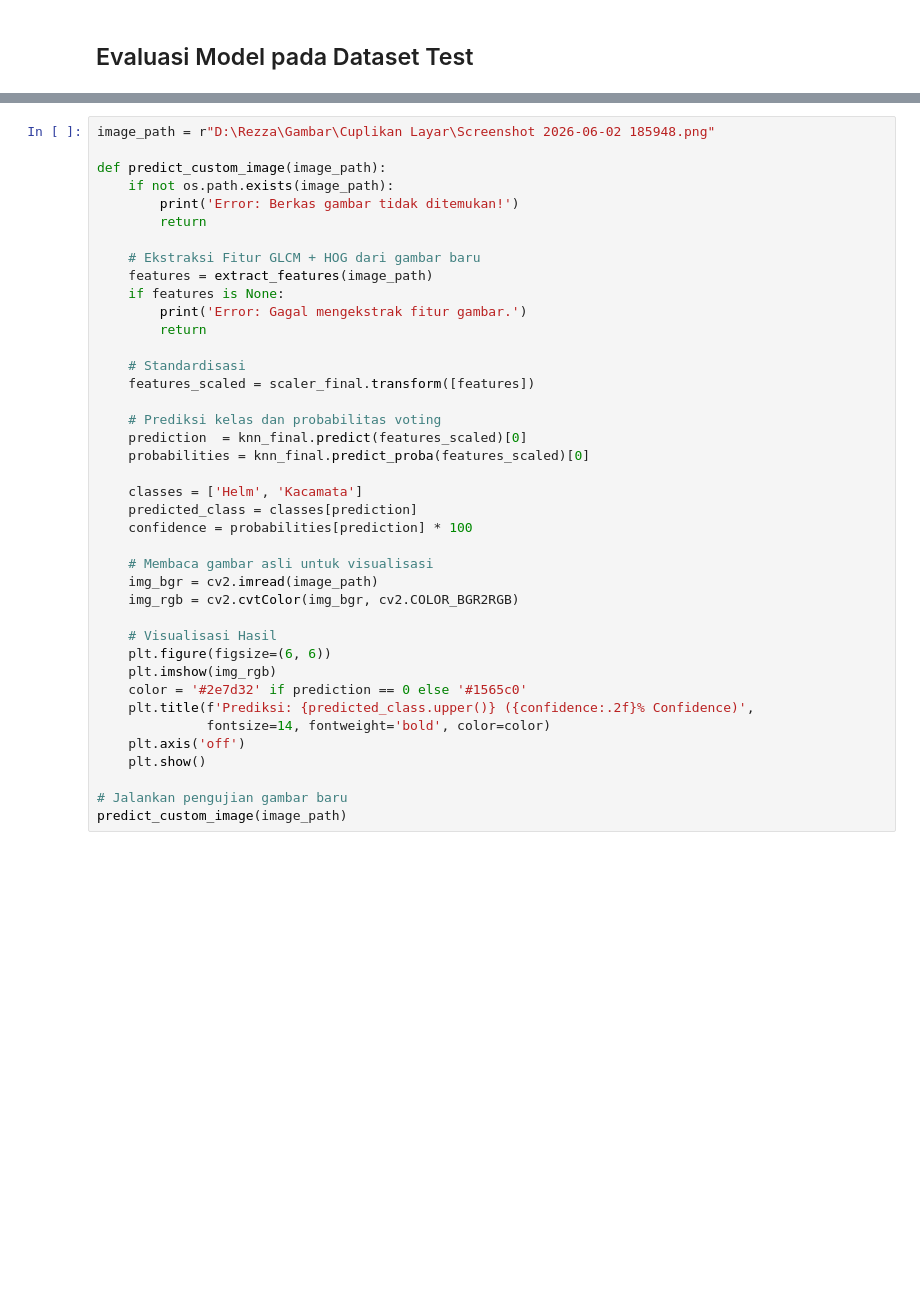
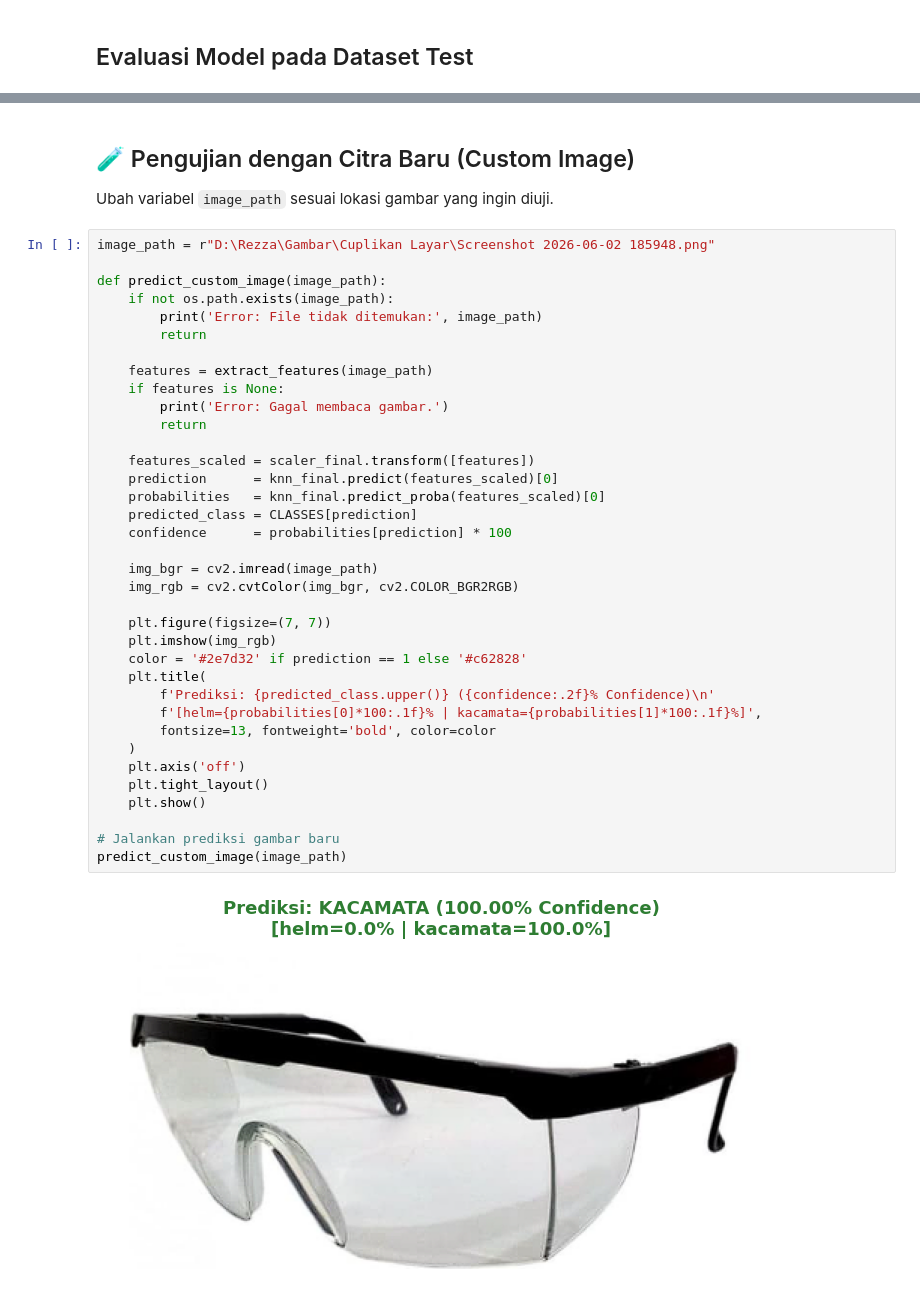
Before and after one commit to DwikyRezza/klasifikasi-APD-menggunakan-KNN, a Jupyter notebook: new_knn.ipynb, the cells around one changed output, grey strips where cells are left out. Saved outputs shown, nothing was run; the diff lists cells and outputs as text; blank space fills up the shorter version.

```diff
--- a/new_knn.ipynb
+++ b/new_knn.ipynb
@@ -220,40 +267,41 @@ Bagian ini digunakan untuk menguji model menggunakan gambar baru di luar dataset
+# %% [markdown]
+## 🧪 Pengujian dengan Citra Baru (Custom Image)
+Ubah variabel `image_path` sesuai lokasi gambar yang ingin diuji.
 # %%
 image_path = r"D:\Rezza\Gambar\Cuplikan Layar\Screenshot 2026-06-02 185948.png"
 
 def predict_custom_image(image_path):
     if not os.path.exists(image_path):
-        print('Error: Berkas gambar tidak ditemukan!')
+        print('Error: File tidak ditemukan:', image_path)
         return
 
-    # Ekstraksi Fitur GLCM + HOG dari gambar baru
     features = extract_features(image_path)
     if features is None:
-        print('Error: Gagal mengekstrak fitur gambar.')
+        print('Error: Gagal membaca gambar.')
         return
 
-    # Standardisasi
     features_scaled = scaler_final.transform([features])
+    prediction      = knn_final.predict(features_scaled)[0]
+    probabilities   = knn_final.predict_proba(features_scaled)[0]
+    predicted_class = CLASSES[prediction]
+    confidence      = probabilities[prediction] * 100
 
-    # Prediksi kelas dan probabilitas voting
-    prediction  = knn_final.predict(features_scaled)[0]
-    probabilities = knn_final.predict_proba(features_scaled)[0]
-
-    classes = ['Helm', 'Kacamata']
-    predicted_class = classes[prediction]
-    confidence = probabilities[prediction] * 100
-
-    # Membaca gambar asli untuk visualisasi
     img_bgr = cv2.imread(image_path)
     img_rgb = cv2.cvtColor(img_bgr, cv2.COLOR_BGR2RGB)
 
-    # Visualisasi Hasil
-    plt.figure(figsize=(6, 6))
+    plt.figure(figsize=(7, 7))
     plt.imshow(img_rgb)
-    color = '#2e7d32' if prediction == 0 else '#1565c0'
-    plt.title(f'Prediksi: {predicted_class.upper()} ({confidence:.2f}% Confidence)',
-              fontsize=14, fontweight='bold', color=color)
+    color = '#2e7d32' if prediction == 1 else '#c62828'
+    plt.title(
+        f'Prediksi: {predicted_class.upper()} ({confidence:.2f}% Confidence)\n'
+        f'[helm={probabilities[0]*100:.1f}% | kacamata={probabilities[1]*100:.1f}%]',
+        fontsize=13, fontweight='bold', color=color
+    )
     plt.axis('off')
+    plt.tight_layout()
     plt.show()
 
-# Jalankan pengujian gambar baru
+# Jalankan prediksi gambar baru
 predict_custom_image(image_path)
+# %% [output]
+[figure, added]
```
Also changed, not shown: parts of 11 cells of this notebook, 2 other files.
